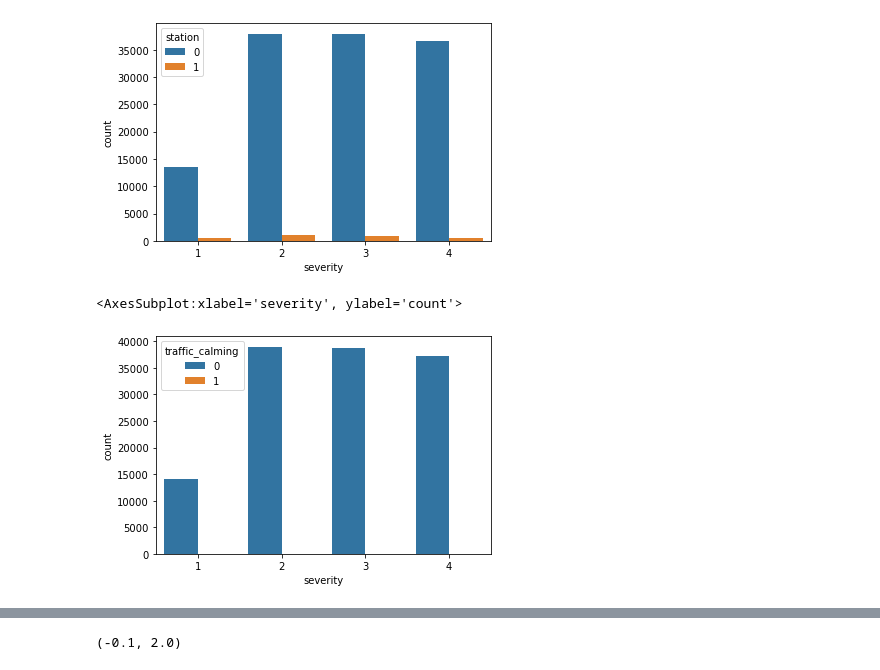
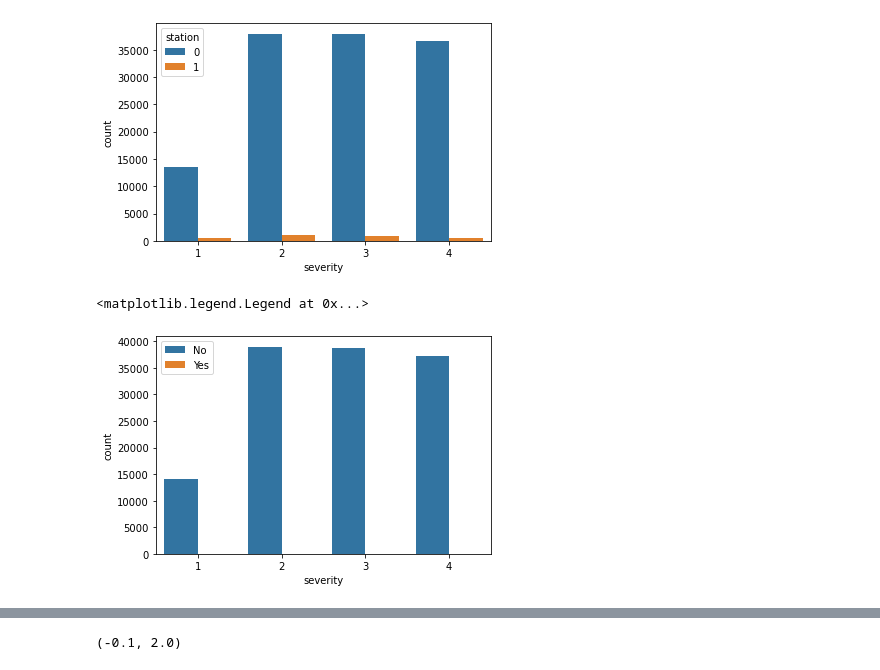
Before and after one commit to dashbringhurst/individual-project, a Jupyter notebook: explore.ipynb, the cells around one changed output, grey strips where cells are left out. Saved outputs shown, nothing was run; the diff lists cells and outputs as text; code cells hidden in the pictures.

```diff
--- a/explore.ipynb
+++ b/explore.ipynb
@@ -690,9 +690,10 @@ sns.countplot(x=train.severity, hue=train.station)
 [figure]
 # %%
 sns.countplot(x=train.severity, hue=train.traffic_calming)
+plt.legend(labels=['No','Yes'])
 # %% [output]
-<AxesSubplot:xlabel='severity', ylabel='count'>
+<matplotlib.legend.Legend at 0x...>
-[figure, old version]
+[figure, new version]
 # %%
 def countplot_data(train):
     plt.figure(figsize=[20,16])
```
Also changed, not shown: parts of 2 cells of this notebook.
